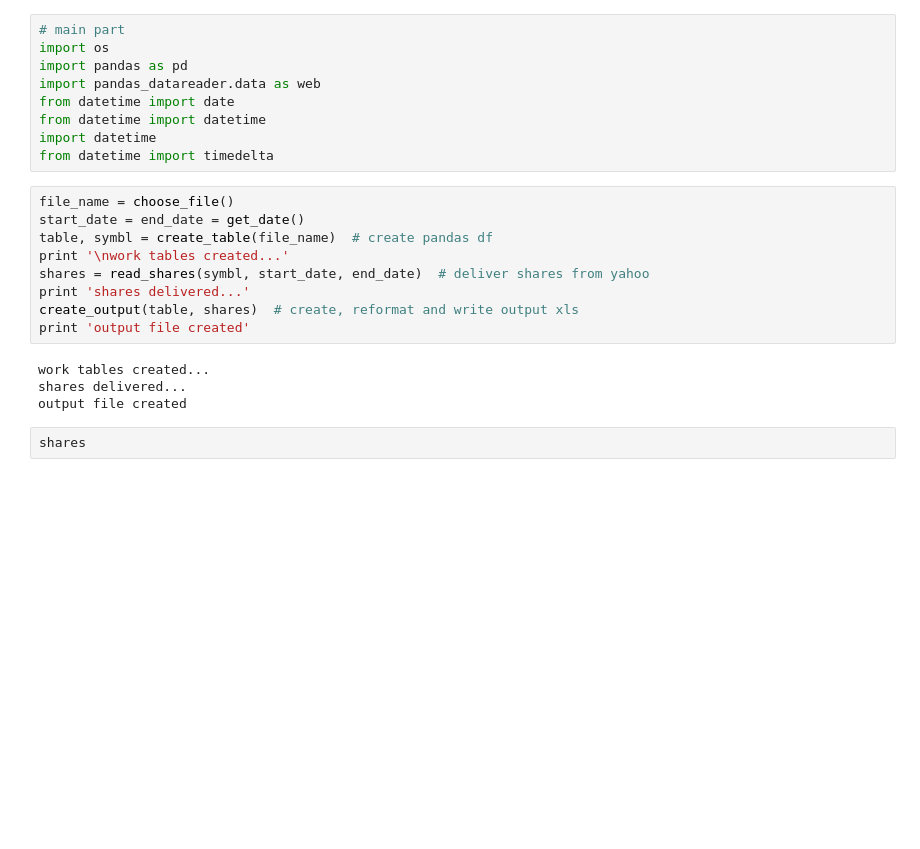
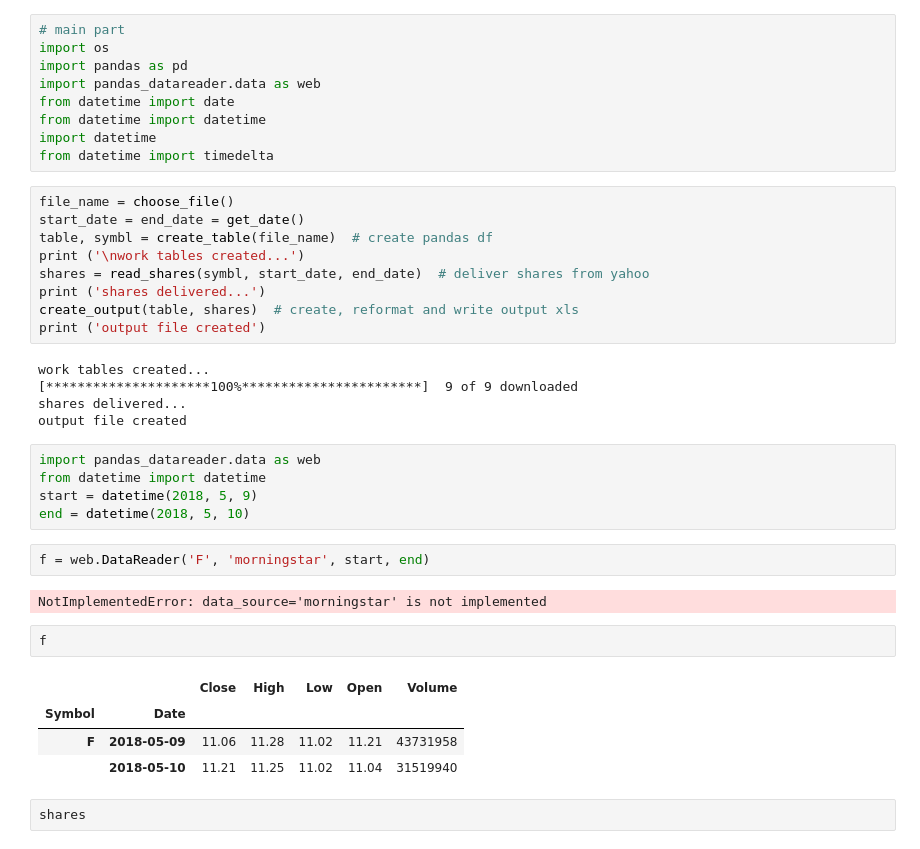
Before and after one commit to sergei8/Yahoo-finance-shares, a Jupyter notebook: Debug-notebook/debug-notebook.ipynb, the cells around one changed output. Cells and saved outputs as stored; diff of their text form; blank space fills up the shorter version.

```diff
--- a/Debug-notebook/debug-notebook.ipynb
+++ b/Debug-notebook/debug-notebook.ipynb
@@ -104,15 +128,32 @@ from datetime import timedelta
 file_name = choose_file()
 start_date = end_date = get_date()
 table, symbl = create_table(file_name)  # create pandas df
-print '\nwork tables created...'
+print ('\nwork tables created...')
 shares = read_shares(symbl, start_date, end_date)  # deliver shares from yahoo
-print 'shares delivered...'
+print ('shares delivered...')
 create_output(table, shares)  # create, reformat and write output xls
-print 'output file created'
+print ('output file created')
 # %% [output]
 work tables created...
+[*********************100%***********************]  9 of 9 downloaded
 shares delivered...
 output file created
+# %%
+import pandas_datareader.data as web
+from datetime import datetime
+start = datetime(2018, 5, 9)
+end = datetime(2018, 5, 10)
+# %%
+f = web.DataReader('F', 'morningstar', start, end)
+# %% [output]
+NotImplementedError: data_source='morningstar' is not implemented
+# %%
+f
+# %% [output]
+|  |  | Close | High | Low | Open | Volume |
+| Symbol | Date |  |  |  |  |  |
+| F | 2018-05-09 | 11.06 | 11.28 | 11.02 | 11.21 | 43731958 |
+|  | 2018-05-10 | 11.21 | 11.25 | 11.02 | 11.04 | 31519940 |
 # %%
 shares
 # %% [output]
```
Also changed, not shown: parts of 17 cells of this notebook, 3 other files.
